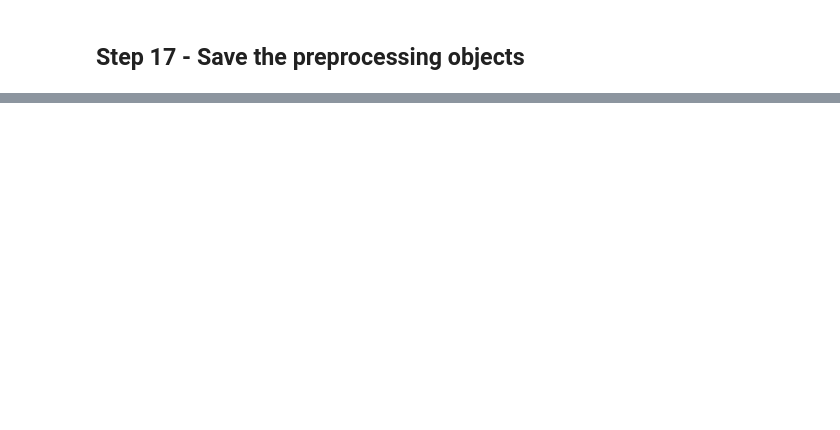
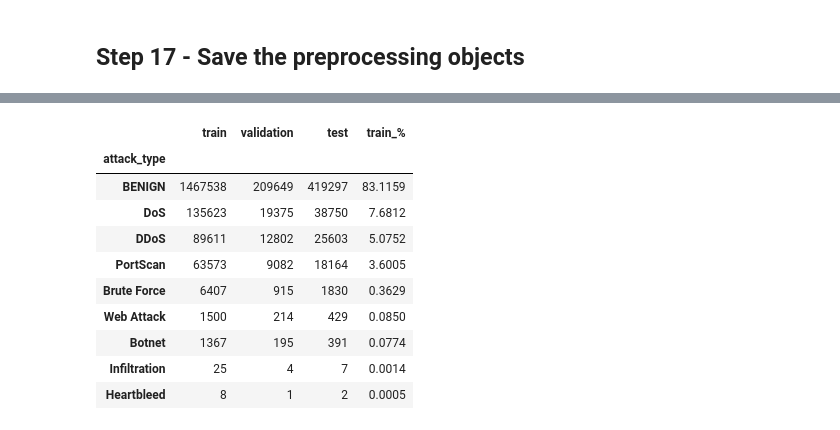
Before and after one commit to prasad-xma/SE4050-DL, a Jupyter notebook: notebooks/01_Data_Preprocessing.ipynb, the cells around one changed output, grey strips where cells are left out. Drawn from its saved outputs; the diff is of its cells as text; code cells hidden in the pictures; blank space fills up the shorter version.

```diff
--- a/notebooks/01_Data_Preprocessing.ipynb
+++ b/notebooks/01_Data_Preprocessing.ipynb
@@ -21,8 +23,12 @@ PROJECT = Path.cwd().parent if Path.cwd().name == 'notebooks' else Path.cwd()
 DATA_FILE = PROJECT / 'data' / 'CICIDS2017_combined.csv'
 PROCESSED_FILE = PROJECT / 'data' / 'processed_data.npz'
 MODELS_DIR = PROJECT / 'models'
+RESULTS_DIR = PROJECT / 'results' / 'preprocessing'
 MODELS_DIR.mkdir(exist_ok=True)
+RESULTS_DIR.mkdir(parents=True, exist_ok=True)
 RANDOM_STATE = 42
+TEST_SIZE = 0.20
+VALIDATION_SIZE = 0.10
 # %% [markdown]
 ## Step 3 - Load the original dataset
 
@@ -118,10 +164,20 @@ print('Missing values to fill:', int(X.isna().sum().sum()))
 # %%
-X_train, X_test, y_train, y_test = train_test_split(
+X_train_full, X_test, y_train_full, y_test = train_test_split(
     X,
     y,
-    test_size=0.20,
+    test_size=TEST_SIZE,
     random_state=RANDOM_STATE,
     stratify=y,
 )
+
+X_train, X_val, y_train, y_val = train_test_split(
+    X_train_full,
+    y_train_full,
+    test_size=VALIDATION_SIZE / (1 - TEST_SIZE),
+    random_state=RANDOM_STATE,
+    stratify=y_train_full,
+)
+
 print('Training rows:', len(X_train))
+print('Validation rows:', len(X_val))
 print('Test rows:', len(X_test))
@@ -183,0 +289,21 @@ print('Preprocessing completed successfully.')
+# %%
+split_distribution = pd.DataFrame({
+    'train': y_train.value_counts(),
+    'validation': y_val.value_counts(),
+    'test': y_test.value_counts(),
+}).fillna(0).astype(int).sort_values('train', ascending=False)
+split_distribution['train_%'] = (100 * split_distribution['train'] / split_distribution['train'].sum()).round(4)
+split_distribution.to_csv(RESULTS_DIR / 'class_distribution_by_split.csv')
+display(split_distribution)
+# %% [output]
+|  | train | validation | test | train_% |
+| attack_type |  |  |  |  |
+| BENIGN | 1467538 | 209649 | 419297 | 83.1159 |
+| DoS | 135623 | 19375 | 38750 | 7.6812 |
+| DDoS | 89611 | 12802 | 25603 | 5.0752 |
+| PortScan | 63573 | 9082 | 18164 | 3.6005 |
+| Brute Force | 6407 | 915 | 1830 | 0.3629 |
+| Web Attack | 1500 | 214 | 429 | 0.0850 |
+| Botnet | 1367 | 195 | 391 | 0.0774 |
+| Infiltration | 25 | 4 | 7 | 0.0014 |
+| Heartbleed | 8 | 1 | 2 | 0.0005 |
```
Also changed, not shown: parts of 24 cells of this notebook, 1 other file.
